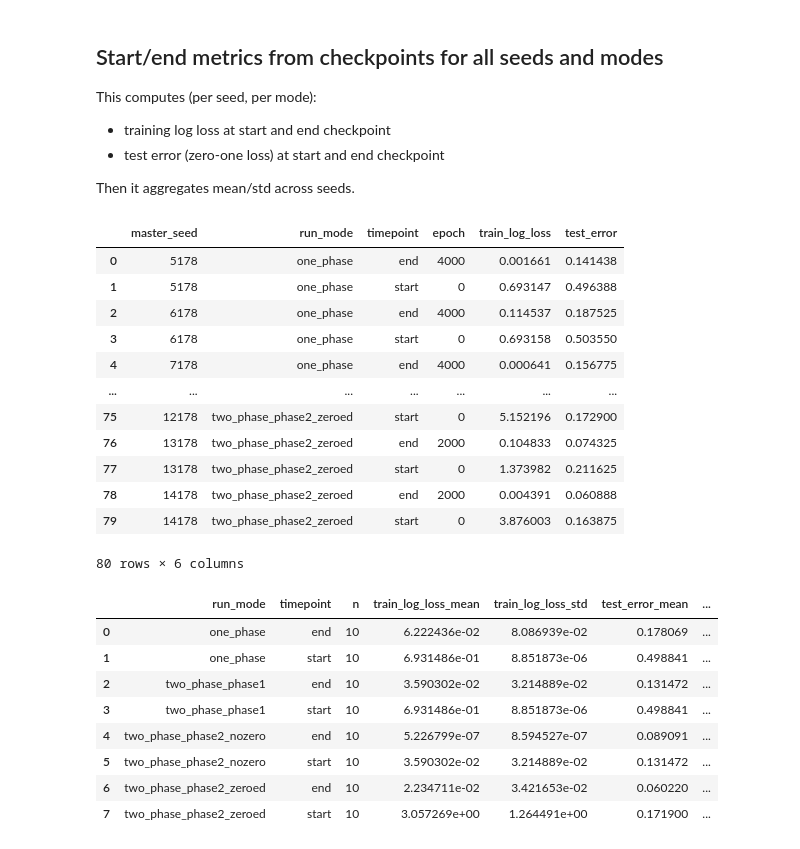
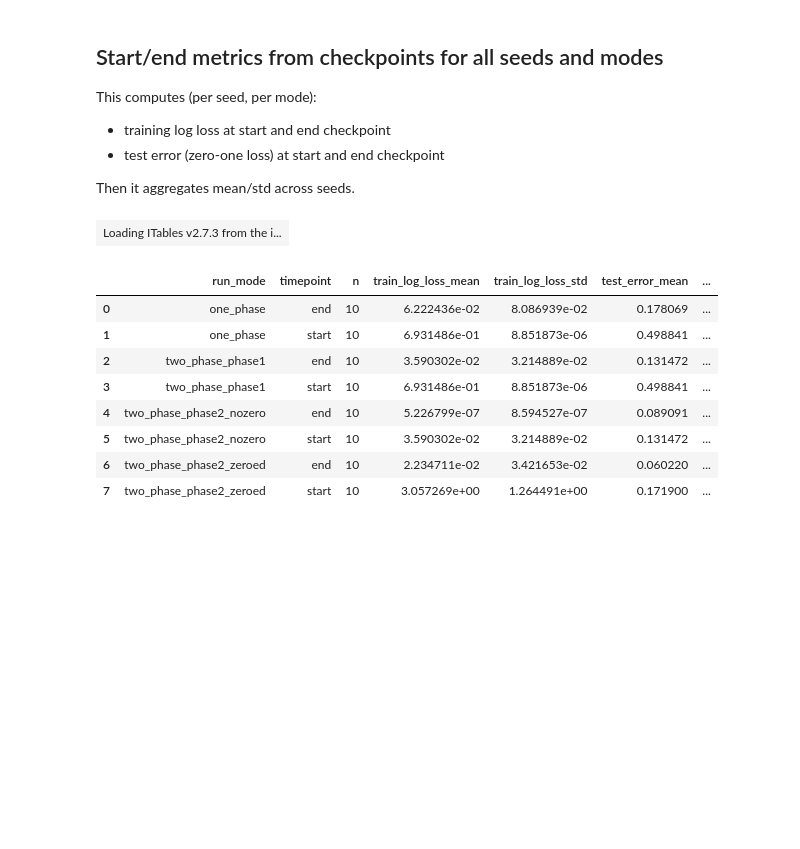
Before and after one commit to JignasaBhunia/layer-lenses-testbed, a Jupyter notebook: notebooks/DLGN_multiseed_multipath_runner.ipynb, the cells around one changed output. Saved outputs shown, nothing was run; the diff lists cells and outputs as text; code cells hidden in the pictures; blank space fills up the shorter version.

Commit message:
After extra figure generation plots used in Neurips submission

```diff
--- a/notebooks/DLGN_multiseed_multipath_runner.ipynb
+++ b/notebooks/DLGN_multiseed_multipath_runner.ipynb
@@ -43,11 +43,16 @@ N_TRAIN = 80_000
 HIDDEN_DIMS = [16, 16, 16, 16, 16]
 BETA = 11.0
 
-TOTAL_EPOCHS = 4000
-PHASE1_EPOCHS = TOTAL_EPOCHS // 2
+TOTAL_EPOCHS = 410
+PHASE1_EPOCHS = 400
 PHASE2_EPOCHS = TOTAL_EPOCHS - PHASE1_EPOCHS
 
-SNAPSHOT_STRIDE = 200
+SNAPSHOT_STRIDE = 2 # Be careful to not set this too small : each snapshot is a full model state, and hence memory intensive
+# hierarchical emergence plots : keep snaphot stride and total epochs small to get
+# Phase2 is useless here, so phase1 can be almost equal to total epochs
+
+# analysis of accuracy across run modes: keep snaphot stride and total epochs large. Phase1 epochs is half of total epochs
+
 CHECKPOINT_EPOCHS_PHASE1 = tuple(range(0, PHASE1_EPOCHS + 1, SNAPSHOT_STRIDE))
 CHECKPOINT_EPOCHS_PHASE2 = tuple(range(0, PHASE2_EPOCHS + 1, SNAPSHOT_STRIDE))
 CHECKPOINT_EPOCHS_ONE = tuple(range(0, TOTAL_EPOCHS + 1, SNAPSHOT_STRIDE))
@@ -55,7 +60,7 @@ CHECKPOINT_EPOCHS_ONE = tuple(range(0, TOTAL_EPOCHS + 1, SNAPSHOT_STRIDE))
 DEVICE = "cpu"
 GATING_NORM_ZERO_THRESHOLD = 2.5
 
-# 10 master seeds
+# num_seeds master seeds, so total snapshots will be num_seeds*total_epochs/snapshot_stride
 MASTER_SEEDS = [5178, 6178, 7178, 8178, 9178, 10178, 11178, 12178, 13178, 14178]
 
 SEED_OFFSETS = {
@@ -315,15 +454,15 @@ Saved: results/notebook_cache/all_results_20260429T072807.pkl.gz
 # %%
-# # Loading from pickle file.
-# from pathlib import Path
-# import gzip
-# import pickle
+# Loading from pickle file.
+from pathlib import Path
+import gzip
+import pickle
 
-# # replace with your chosen file
-# load_path = Path("results/notebook_cache/all_results_20260429T072807.pkl.gz")
+# replace with your chosen file
+# load_path = Path("results/notebook_cache/all_results_20260429T072807.pkl.gz") #the april 29 file has longer runs but lesser checkpoints
+load_path = Path("results/notebook_cache/all_results_20260507T080213.pkl.gz") #the may 7 file has shorter runs but more checkpoints
+with gzip.open(load_path, "rb") as f:
+    all_results = pickle.load(f)
 
-# with gzip.open(load_path, "rb") as f:
-#     all_results = pickle.load(f)
-
-# print(f"Loaded keys (master seeds): {list(all_results.keys())}")
+print(f"Loaded keys (master seeds): {list(all_results.keys())}")
 # %% [output]
 Loaded keys (master seeds): [5178, 6178, 7178, 8178, 9178, 10178, 11178, 12178, 13178, 14178]
@@ -380,47 +708,42 @@ for master_seed, seed_result in all_results.items():
 
             rows.append(
                 {
                     "master_seed": master_seed,
                     "run_mode": run_mode,
                     "timepoint": label,
                     "epoch": ep,
                     "train_log_loss": m_tr["log_loss"],
                     "test_error": m_te["zero_one_loss"],
                 }
             )
 
 stats_df = pd.DataFrame(rows)
 per_seed_table = stats_df.sort_values(["run_mode", "master_seed", "timepoint"]).reset_index(drop=True)
 
 agg_table = (
     stats_df.groupby(["run_mode", "timepoint"], as_index=False)
     .agg(
         n=("master_seed", "count"),
         train_log_loss_mean=("train_log_loss", "mean"),
         train_log_loss_std=("train_log_loss", "std"),
         test_error_mean=("test_error", "mean"),
         test_error_std=("test_error", "std"),
     )
     .sort_values(["run_mode", "timepoint"])
     .reset_index(drop=True)
 )
 
-display(per_seed_table)
+show(
+    per_seed_table,
+    scrollY="500px",
+    scrollX=True,
+    search=True,
+    paging=True,
+    pageLength=20,
+)
 display(agg_table)
 # %% [output]
-|  | master_seed | run_mode | timepoint | epoch | train_log_loss | test_error |
-| 0 | 5178 | one_phase | end | 4000 | 0.001661 | 0.141438 |
-| 1 | 5178 | one_phase | start | 0 | 0.693147 | 0.496388 |
-| 2 | 6178 | one_phase | end | 4000 | 0.114537 | 0.187525 |
-| 3 | 6178 | one_phase | start | 0 | 0.693158 | 0.503550 |
-| 4 | 7178 | one_phase | end | 4000 | 0.000641 | 0.156775 |
-| ... | ... | ... | ... | ... | ... | ... |
-| 75 | 12178 | two_phase_phase2_zeroed | start | 0 | 5.152196 | 0.172900 |
-| 76 | 13178 | two_phase_phase2_zeroed | end | 2000 | 0.104833 | 0.074325 |
-| 77 | 13178 | two_phase_phase2_zeroed | start | 0 | 1.373982 | 0.211625 |
-| 78 | 14178 | two_phase_phase2_zeroed | end | 2000 | 0.004391 | 0.060888 |
-| 79 | 14178 | two_phase_phase2_zeroed | start | 0 | 3.876003 | 0.163875 |
+| Loading ITables v2.7.3 from the i... |
-80 rows × 6 columns
 |  | run_mode | timepoint | n | train_log_loss_mean | train_log_loss_std | test_error_mean | ... |
 | 0 | one_phase | end | 10 | 6.222436e-02 | 8.086939e-02 | 0.178069 | ... |
 | 1 | one_phase | start | 10 | 6.931486e-01 | 8.851873e-06 | 0.498841 | ... |
```
Also changed, not shown: parts of 11 cells of this notebook, 20 other files.
